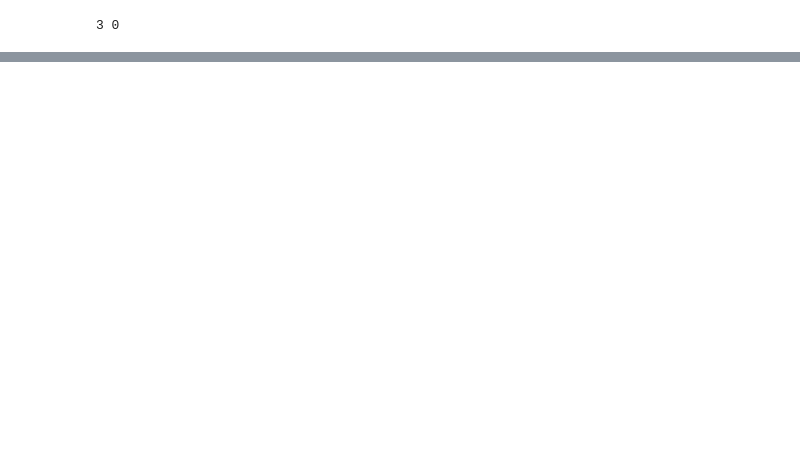
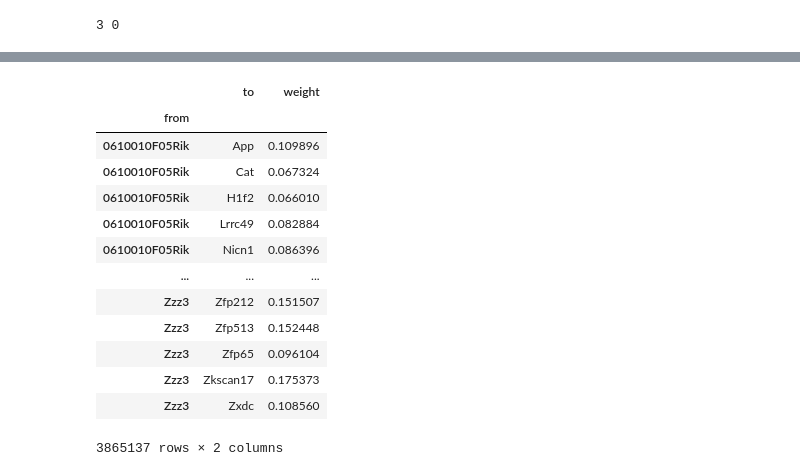
Before and after one commit to BaldanMatt/mlnetst, a Jupyter notebook: docs/scratch_scseqcomm.ipynb, the cells around one changed output, grey strips where cells are left out. Saved outputs shown, nothing was run; the diff lists cells and outputs as text; code cells hidden in the pictures; blank space fills up the shorter version.

```diff
--- a/docs/scratch_scseqcomm.ipynb
+++ b/docs/scratch_scseqcomm.ipynb
@@ -362,0 +390,19 @@ class CustomInterScoreDataset(LightningDataModule):
+# %%
+lr_sig_df = pd.read_csv(Path(os.getcwd()).parents[0] / "data" / "raw" / "lr_sig.csv", index_col=0)
+# %%
+lr_sig_df
+# %% [output]
+|  | to | weight |
+| from |  |  |
+| 0610010F05Rik | App | 0.109896 |
+| 0610010F05Rik | Cat | 0.067324 |
+| 0610010F05Rik | H1f2 | 0.066010 |
+| 0610010F05Rik | Lrrc49 | 0.082884 |
+| 0610010F05Rik | Nicn1 | 0.086396 |
+| ... | ... | ... |
+| Zzz3 | Zfp212 | 0.151507 |
+| Zzz3 | Zfp513 | 0.152448 |
+| Zzz3 | Zfp65 | 0.096104 |
+| Zzz3 | Zkscan17 | 0.175373 |
+| Zzz3 | Zxdc | 0.108560 |
+3865137 rows × 2 columns
```
Also changed, not shown: parts of 11 cells of this notebook, 2 other files.
